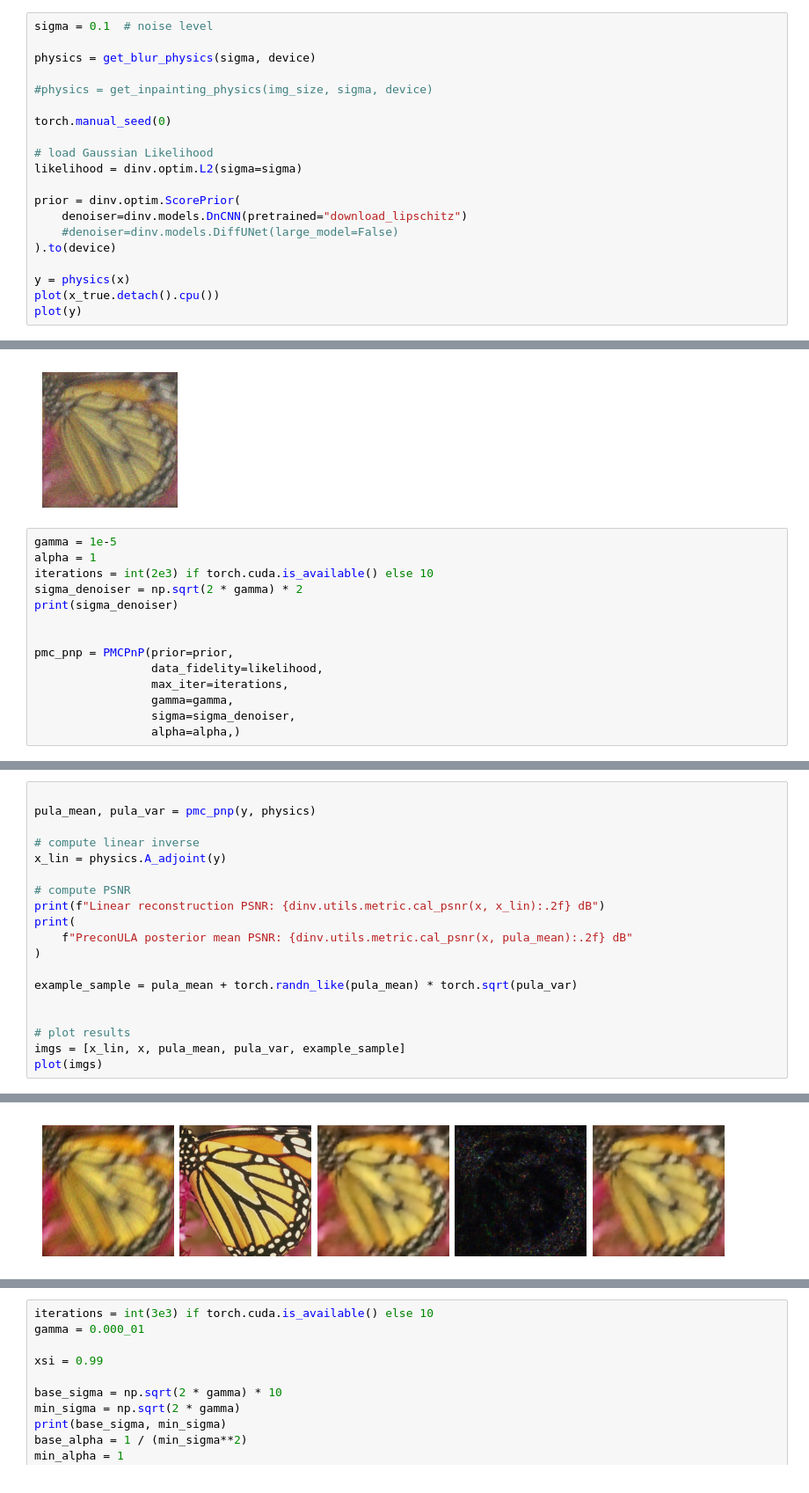
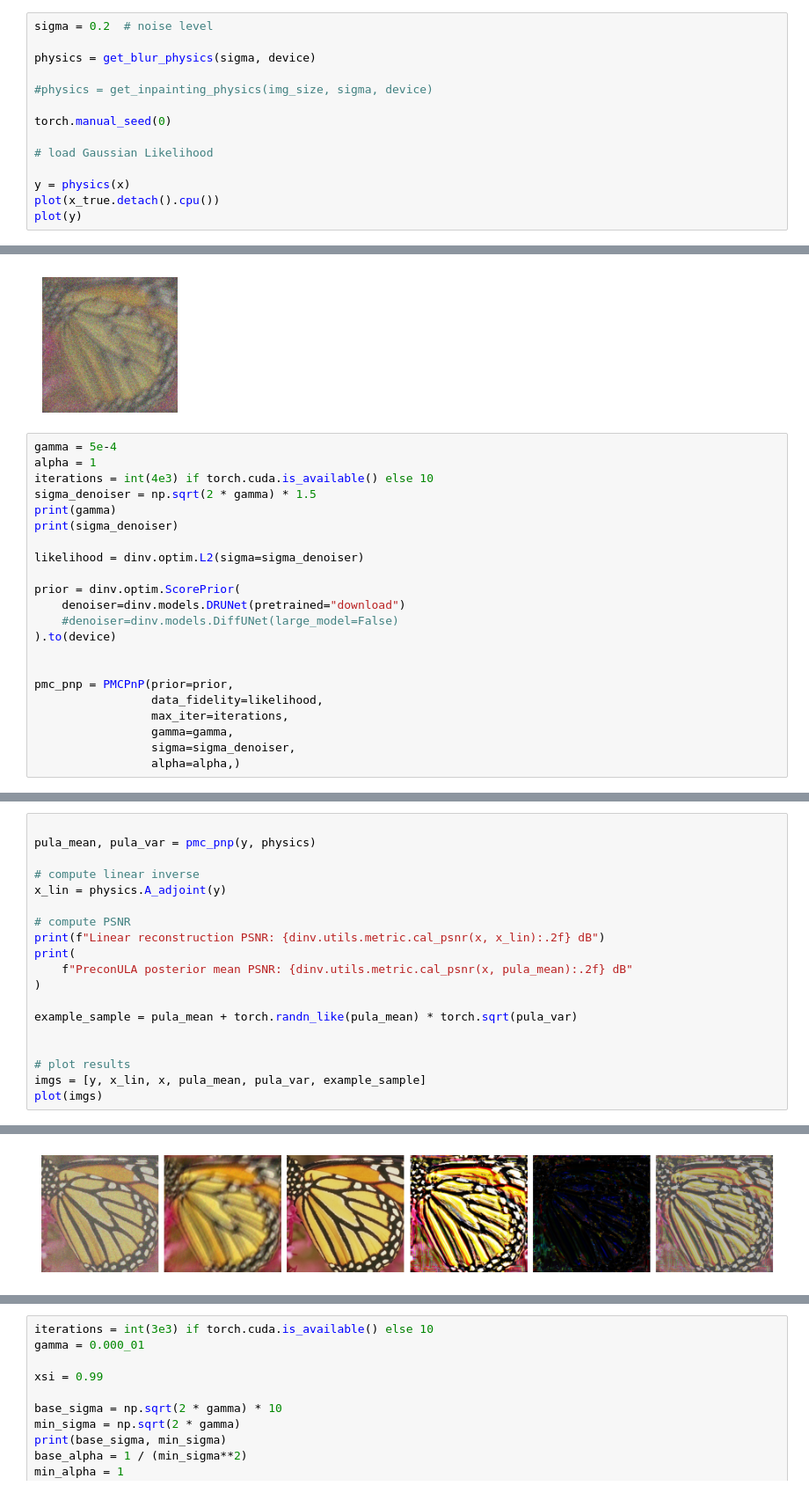
Before and after one commit to JaybeeH32/GenerativeModellingProject, a Jupyter notebook: PMC.ipynb, the cells around one changed output, grey strips where cells are left out. Shown at 88% size. Cells and saved outputs as stored; diff of their text form.

```diff
--- a/PMC.ipynb
+++ b/PMC.ipynb
@@ -23,5 +23,5 @@ Selected GPU 0 with 24128 MB free memory
 # %%
-sigma = 0.1  # noise level
+sigma = 0.2  # noise level
 
 physics = get_blur_physics(sigma, device)
 
@@ -30,12 +30,6 @@ physics = get_blur_physics(sigma, device)
 torch.manual_seed(0)
 
 # load Gaussian Likelihood
-likelihood = dinv.optim.L2(sigma=sigma)
-
-prior = dinv.optim.ScorePrior(
-    denoiser=dinv.models.DnCNN(pretrained="download_lipschitz")
-    #denoiser=dinv.models.DiffUNet(large_model=False)
-).to(device)
 
 y = physics(x)
 plot(x_true.detach().cpu())
@@ -44,11 +38,19 @@ plot(y)
 [figure]
 [figure]
 # %%
-gamma = 1e-5
+gamma = 5e-4
 alpha = 1
-iterations = int(2e3) if torch.cuda.is_available() else 10
-sigma_denoiser = np.sqrt(2 * gamma) * 2
+iterations = int(4e3) if torch.cuda.is_available() else 10
+sigma_denoiser = np.sqrt(2 * gamma) * 1.5
+print(gamma)
 print(sigma_denoiser)
+
+likelihood = dinv.optim.L2(sigma=sigma_denoiser)
+
+prior = dinv.optim.ScorePrior(
+    denoiser=dinv.models.DRUNet(pretrained="download")
+    #denoiser=dinv.models.DiffUNet(large_model=False)
+).to(device)
 
 
 pmc_pnp = PMCPnP(prior=prior,
@@ -76,6 +79,6 @@ example_sample = pula_mean + torch.randn_like(pula_mean) * torch.sqrt(pula_var)
 
 
 # plot results
-imgs = [x_lin, x, pula_mean, pula_var, example_sample]
+imgs = [y, x_lin, x, pula_mean, pula_var, example_sample]
 plot(imgs)
 # %% [output]
@@ -86 +90 @@ PreconULA posterior mean PSNR: 15.37 dB
-[figure, old version]
+[figure, new version]
```
Also changed, not shown: parts of 11 cells of this notebook, 1 other file.
